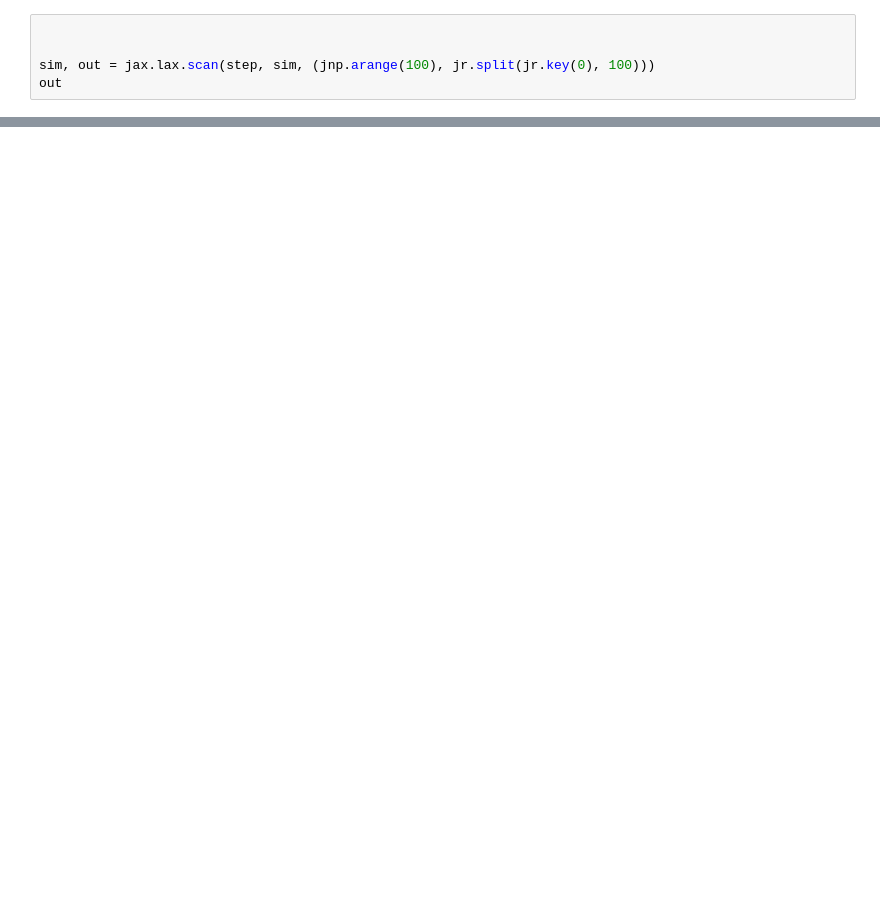
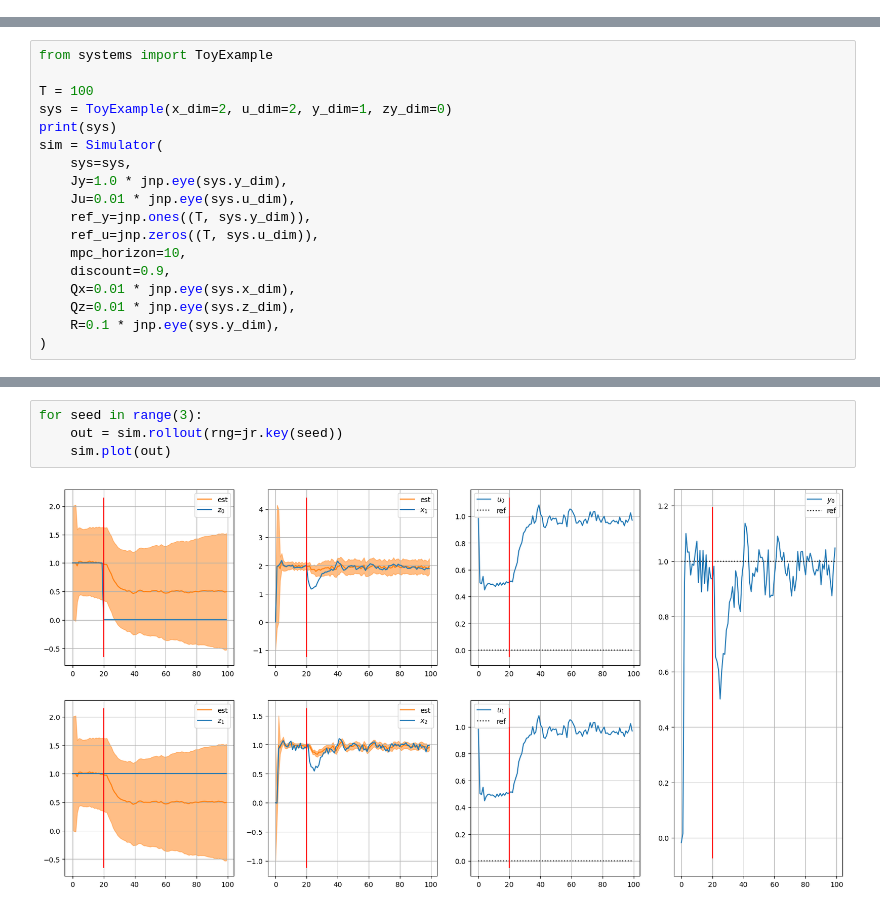
Before and after one commit to davidesartor/FIERL, a Jupyter notebook: fierl2/test.ipynb, the cells around one changed output, grey strips where cells are left out. Saved outputs shown, nothing was run; the diff lists cells and outputs as text; blank space fills up the shorter version.

```diff
--- a/fierl2/test.ipynb
+++ b/fierl2/test.ipynb
@@ -147,5 +14,0 @@ for i in range(sys.x_dim):
-# %%
-
-
-sim, out = jax.lax.scan(step, sim, (jnp.arange(100), jr.split(jr.key(0), 100)))
-out
@@ -172,0 +157,18 @@ ToyExample(
+# %%
+from systems import ToyExample
+
+T = 100
+sys = ToyExample(x_dim=2, u_dim=2, y_dim=1, zy_dim=0)
+print(sys)
+sim = Simulator(
+    sys=sys,
+    Jy=1.0 * jnp.eye(sys.y_dim),
+    Ju=0.01 * jnp.eye(sys.u_dim),
+    ref_y=jnp.ones((T, sys.y_dim)),
+    ref_u=jnp.zeros((T, sys.u_dim)),
+    mpc_horizon=10,
+    discount=0.9,
+    Qx=0.01 * jnp.eye(sys.x_dim),
+    Qz=0.01 * jnp.eye(sys.z_dim),
+    R=0.1 * jnp.eye(sys.y_dim),
+)
@@ -172,0 +189,6 @@ ToyExample(
+# %%
+for seed in range(3):
+    out = sim.rollout(rng=jr.key(seed))
+    sim.plot(out)
+# %% [output]
+[figure, added]
```
Also changed, not shown: parts of 11 cells of this notebook, 6 other files.
